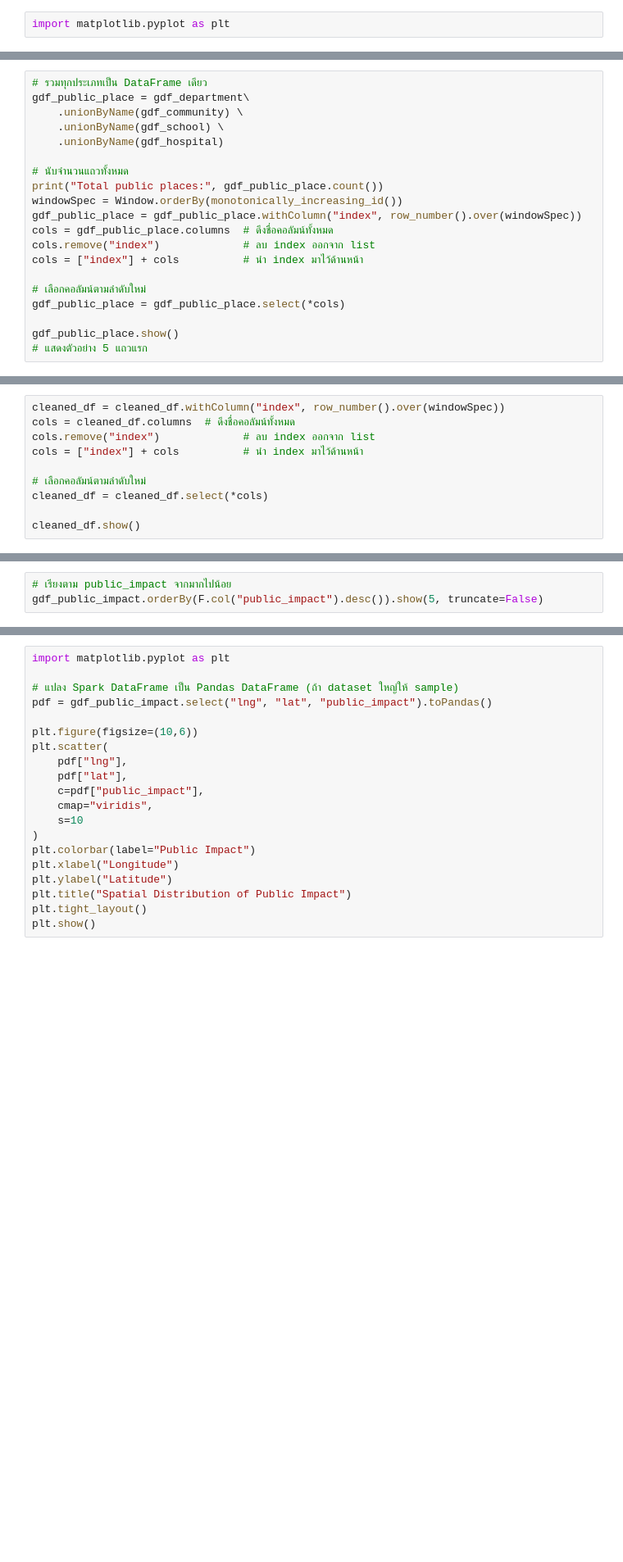
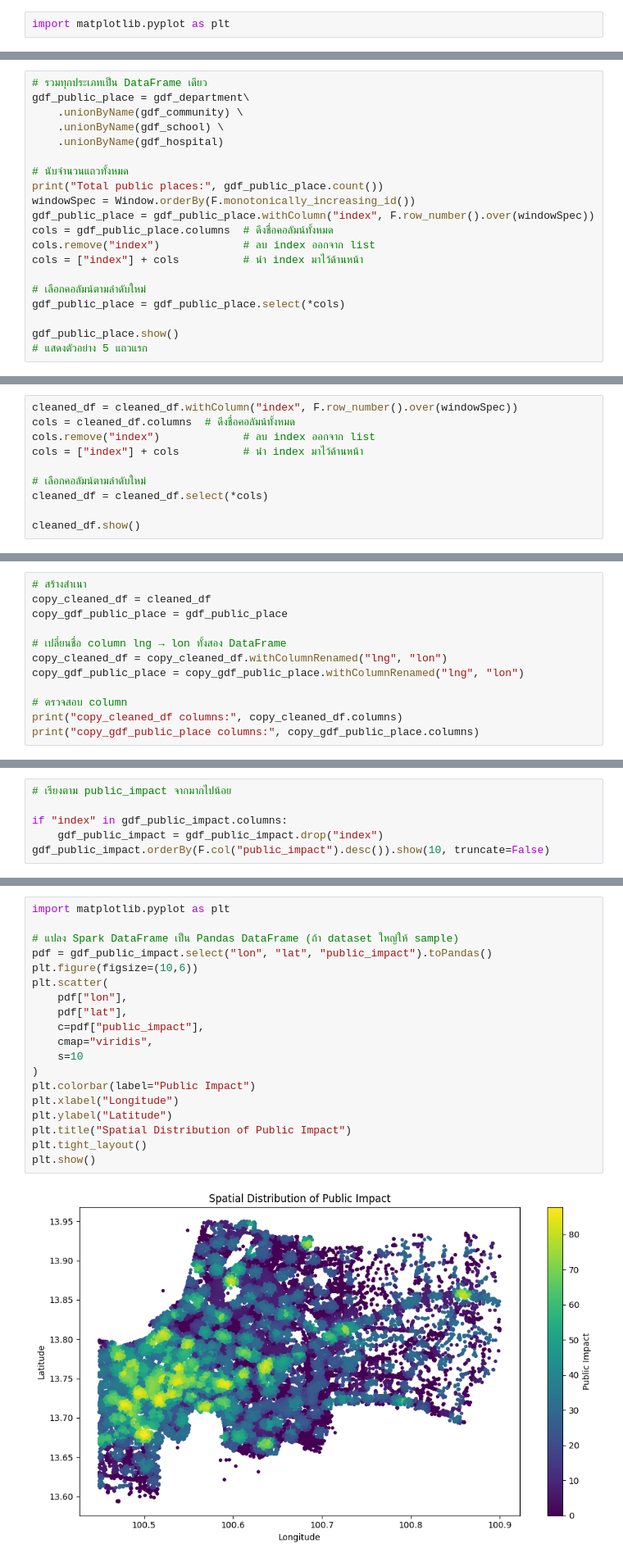
Before and after one commit to isandwish/missing-score-DSDE, a Jupyter notebook: DE/1_2_Spark.ipynb, the cells around one changed output, grey strips where cells are left out. Shown at 82% size. Drawn from its saved outputs; the diff is of its cells as text; blank space fills up the shorter version.

```diff
--- a/DE/1_2_Spark.ipynb
+++ b/DE/1_2_Spark.ipynb
@@ -444,8 +622,8 @@ gdf_public_place = gdf_department\
 
 # นับจำนวนแถวทั้งหมด
 print("Total public places:", gdf_public_place.count())
-windowSpec = Window.orderBy(monotonically_increasing_id())
-gdf_public_place = gdf_public_place.withColumn("index", row_number().over(windowSpec))
+windowSpec = Window.orderBy(F.monotonically_increasing_id())
+gdf_public_place = gdf_public_place.withColumn("index", F.row_number().over(windowSpec))
 cols = gdf_public_place.columns  # ดึงชื่อคอลัมน์ทั้งหมด
 cols.remove("index")             # ลบ index ออกจาก list
 cols = ["index"] + cols          # นำ index มาไว้ด้านหน้า
@@ -460,5 +667,5 @@ gdf_public_place.sample(fraction=0.01, seed=42).show(5, truncate=False)
 # %%
-cleaned_df = cleaned_df.withColumn("index", row_number().over(windowSpec))
+cleaned_df = cleaned_df.withColumn("index", F.row_number().over(windowSpec))
 cols = cleaned_df.columns  # ดึงชื่อคอลัมน์ทั้งหมด
 cols.remove("index")             # ลบ index ออกจาก list
 cols = ["index"] + cols          # นำ index มาไว้ด้านหน้า
@@ -472,0 +695,12 @@ copy_gdf_public_place = gdf_public_place
+# %%
+# สร้างสำเนา
+copy_cleaned_df = cleaned_df
+copy_gdf_public_place = gdf_public_place
+
+# เปลี่ยนชื่อ column lng → lon ทั้งสอง DataFrame
+copy_cleaned_df = copy_cleaned_df.withColumnRenamed("lng", "lon")
+copy_gdf_public_place = copy_gdf_public_place.withColumnRenamed("lng", "lon")
+
+# ตรวจสอบ column
+print("copy_cleaned_df columns:", copy_cleaned_df.columns)
+print("copy_gdf_public_place columns:", copy_gdf_public_place.columns)
@@ -609,3 +846,6 @@ gdf_public_impact = compute_public_impact(copy_cleaned_df, copy_gdf_public_place
 # %%
 # เรียงตาม public_impact จากมากไปน้อย
-gdf_public_impact.orderBy(F.col("public_impact").desc()).show(5, truncate=False)
+
+if "index" in gdf_public_impact.columns:
+    gdf_public_impact = gdf_public_impact.drop("index")
+gdf_public_impact.orderBy(F.col("public_impact").desc()).show(10, truncate=False)
@@ -648,22 +928,23 @@ print(skew_value)
 # %%
 import matplotlib.pyplot as plt
 
 # แปลง Spark DataFrame เป็น Pandas DataFrame (ถ้า dataset ใหญ่ให้ sample)
-pdf = gdf_public_impact.select("lng", "lat", "public_impact").toPandas()
-
+pdf = gdf_public_impact.select("lon", "lat", "public_impact").toPandas()
 plt.figure(figsize=(10,6))
 plt.scatter(
-    pdf["lng"],
+    pdf["lon"],
     pdf["lat"],
     c=pdf["public_impact"],
     cmap="viridis",
     s=10
 )
 plt.colorbar(label="Public Impact")
 plt.xlabel("Longitude")
 plt.ylabel("Latitude")
 plt.title("Spatial Distribution of Public Impact")
 plt.tight_layout()
 plt.show()
+# %% [output]
+[figure, added]
 # %%
 # ลบคอลัมน์ geometry
```
Also changed, not shown: parts of 55 cells of this notebook.
